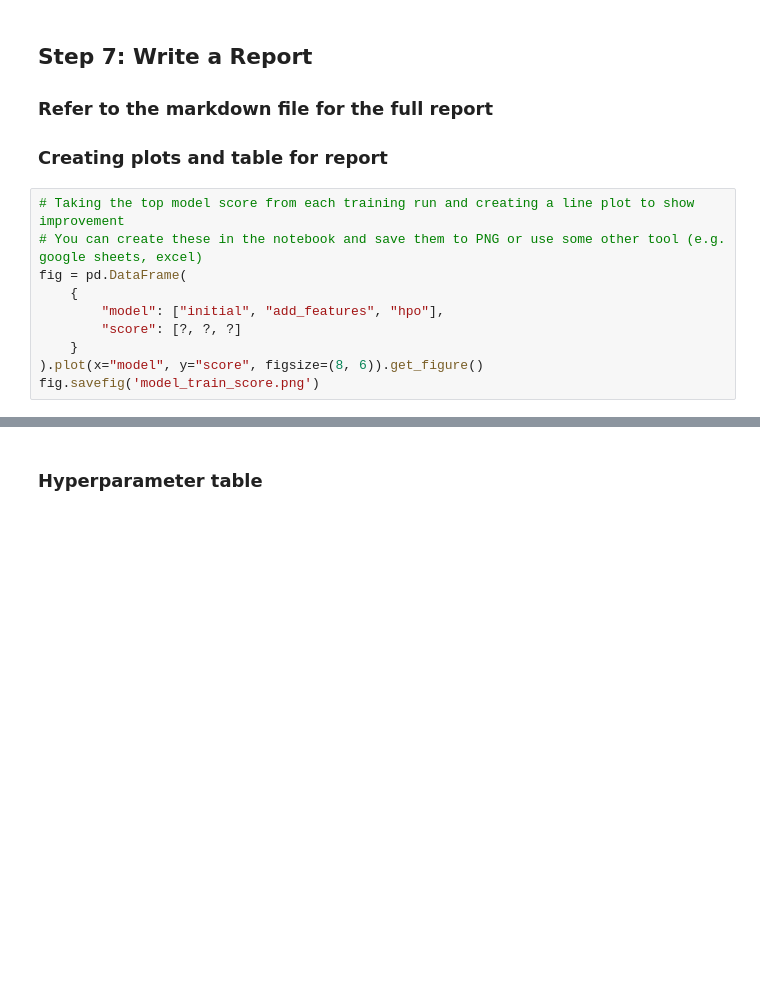
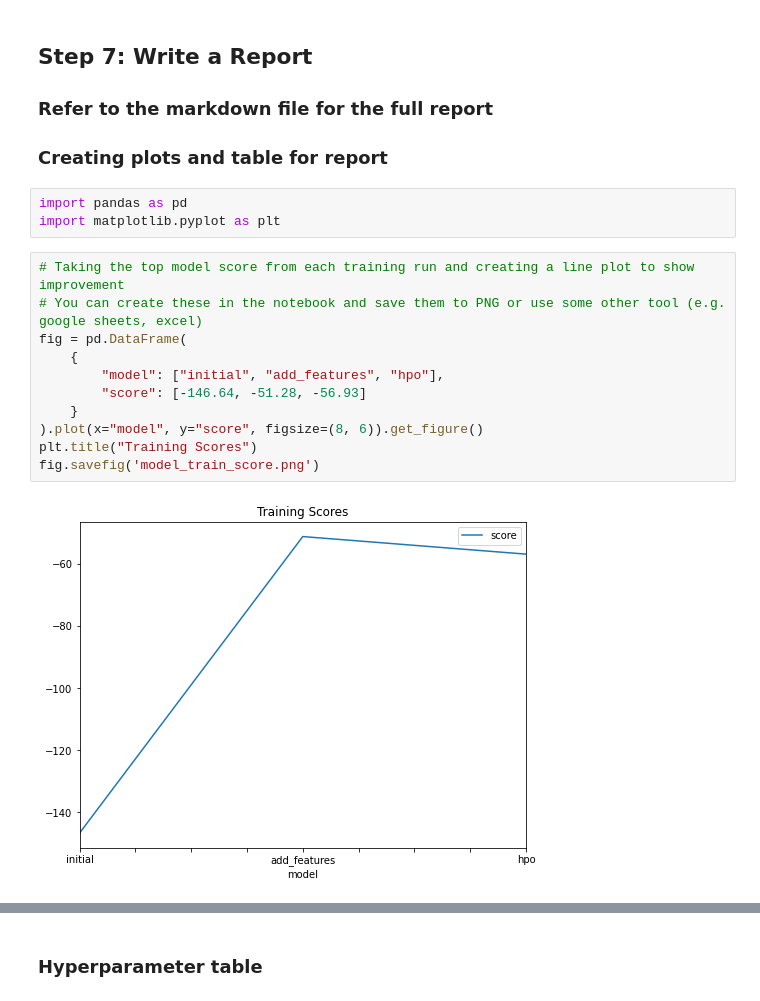
Before and after one commit to theyorubayesian/apinlo, a Jupyter notebook: project-template.ipynb, the cells around one changed output, grey strips where cells are left out. Drawn from its saved outputs; the diff is of its cells as text; blank space fills up the shorter version.

```diff
--- a/project-template.ipynb
+++ b/project-template.ipynb
@@ -724,16 +870,22 @@ submission_new_features.csv  2021-08-29 17:49:43  new features
 ## Step 7: Write a Report
 ### Refer to the markdown file for the full report
 ### Creating plots and table for report
+# %%
+import pandas as pd
+import matplotlib.pyplot as plt
 # %%
 # Taking the top model score from each training run and creating a line plot to show improvement
 # You can create these in the notebook and save them to PNG or use some other tool (e.g. google sheets, excel)
 fig = pd.DataFrame(
     {
         "model": ["initial", "add_features", "hpo"],
-        "score": [?, ?, ?]
+        "score": [-146.64, -51.28, -56.93]
     }
 ).plot(x="model", y="score", figsize=(8, 6)).get_figure()
+plt.title("Training Scores")
 fig.savefig('model_train_score.png')
+# %% [output]
+[figure, added]
 # %%
 # Take the 3 kaggle scores and creating a line plot to show improvement
 fig = pd.DataFrame(
```
Also changed, not shown: parts of 17 cells of this notebook, 3 other files.
